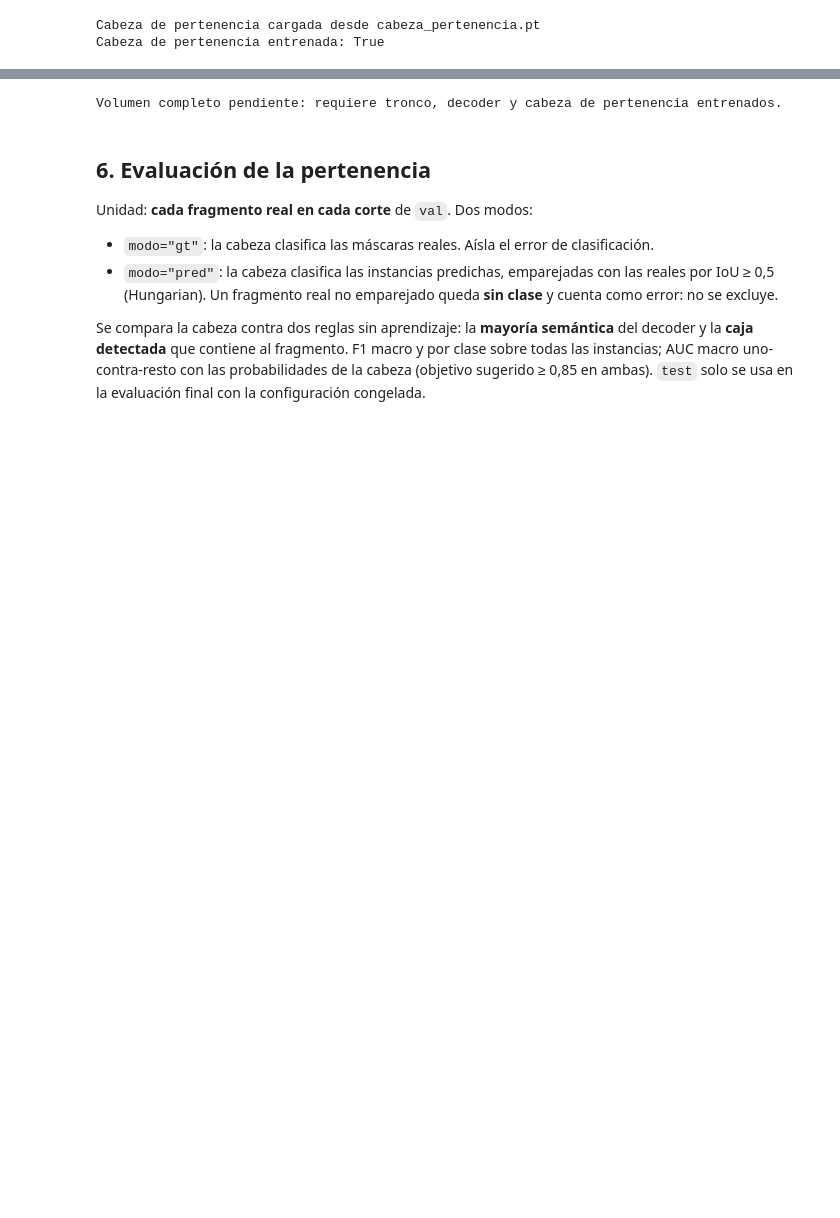
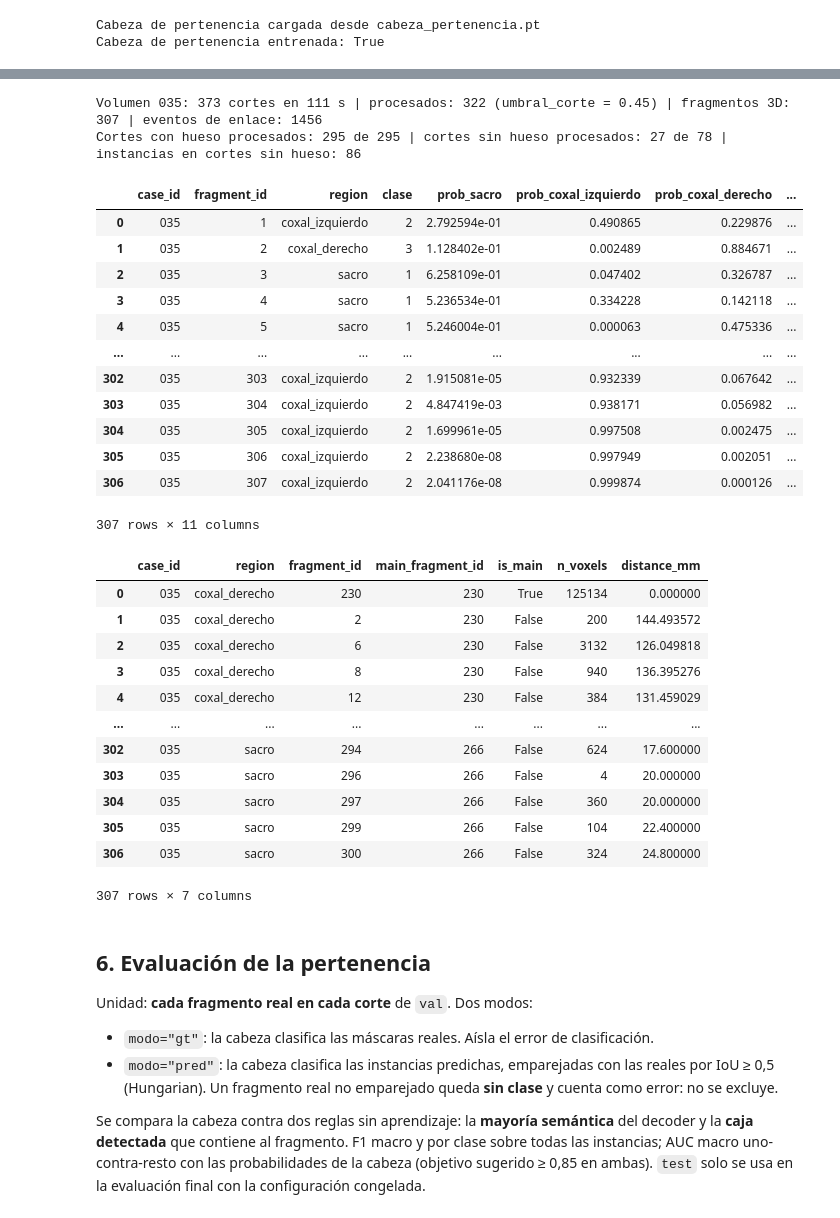
Before and after one commit to anniecorrea/proyecto_analitica_corte2, a Jupyter notebook: notebooks/nms_pertenencia_pipeline.ipynb, the cells around one changed output, grey strips where cells are left out. Cells and saved outputs as stored; diff of their text form; code cells hidden in the pictures; blank space fills up the shorter version.

```diff
--- a/notebooks/nms_pertenencia_pipeline.ipynb
+++ b/notebooks/nms_pertenencia_pipeline.ipynb
@@ -383,29 +512,65 @@ Pipeline por corte pendiente: falta el decoder entrenado (ver sección 2).
 # %%
 # Volumen completo de un caso de val -> pertenencia 3D -> distancias (Daniela). En CPU tarda algunos minutos.
 CORRER_VOLUMEN = PESOS_ENTRENADOS and DECODER_OK and CABEZA_ENTRENADA
 CASO_VOLUMEN = sorted({t["case_id"] for t in targets_nms})[0]
 
 if CORRER_VOLUMEN:
     from src.distancias_fragmentos import measure_fragment_separations
     fila = df[df["case_id"] == CASO_VOLUMEN].iloc[0]
     img_itk = sitk.ReadImage(str(resolve_repo_path(fila["image_path"])))
     t0 = time.time()
     resultado_volumen = inferir_volumen(componentes, sitk.GetArrayFromImage(img_itk).astype(np.float32),
-                                        img_itk.GetSpacing(), batch_size=8, device=DEVICE, case_id=CASO_VOLUMEN)
-    print(f"Volumen {CASO_VOLUMEN}: {len(resultado_volumen['cortes'])} cortes en {time.time() - t0:.0f} s | "
+                                        img_itk.GetSpacing(), cfg={"umbral_corte": UMBRAL_CORTE},
+                                        batch_size=8, device=DEVICE, case_id=CASO_VOLUMEN)
+    cortes_vol = resultado_volumen["cortes"]
+    print(f"Volumen {CASO_VOLUMEN}: {len(cortes_vol)} cortes en {time.time() - t0:.0f} s | "
+          f"procesados: {int(cortes_vol['procesado'].sum())} (umbral_corte = {UMBRAL_CORTE}) | "
           f"fragmentos 3D: {len(resultado_volumen['fragmentos'])} | eventos de enlace: {len(resultado_volumen['eventos'])}")
+    lab_vol = sitk.GetArrayFromImage(sitk.ReadImage(str(resolve_repo_path(fila["label_path"]))))
+    con_hueso = lab_vol.reshape(lab_vol.shape[0], -1).any(axis=1)
+    print(f"Cortes con hueso procesados: {int(cortes_vol['procesado'][con_hueso].sum())} de {int(con_hueso.sum())} | "
+          f"cortes sin hueso procesados: {int(cortes_vol['procesado'][~con_hueso].sum())} de {int((~con_hueso).sum())} | "
+          f"instancias en cortes sin hueso: {int(cortes_vol['n_instancias'][~con_hueso].sum())}")
+    del lab_vol
     distancias_pred = measure_fragment_separations(
         resultado_volumen["instance_volume"], resultado_volumen["spacing_xyz"],
         case_id=CASO_VOLUMEN, region_by_id=resultado_volumen["region_by_id"])
     resultado_volumen["fragmentos"].to_csv(FABIAN_METRICAS_DIR / f"pertenencia_3d_caso_{CASO_VOLUMEN}.csv", index=False)
     resultado_volumen["cortes"].to_csv(FABIAN_METRICAS_DIR / f"cortes_caso_{CASO_VOLUMEN}.csv", index=False)
     distancias_pred.to_csv(FABIAN_METRICAS_DIR / f"distancias_predichas_caso_{CASO_VOLUMEN}.csv", index=False)
     display(resultado_volumen["fragmentos"])
     display(distancias_pred)
 else:
     print("Volumen completo pendiente: requiere tronco, decoder y cabeza de pertenencia entrenados.")
 # %% [output]
-Volumen completo pendiente: requiere tronco, decoder y cabeza de pertenencia entrenados.
+Volumen 035: 373 cortes en 111 s | procesados: 322 (umbral_corte = 0.45) | fragmentos 3D: 307 | eventos de enlace: 1456
+Cortes con hueso procesados: 295 de 295 | cortes sin hueso procesados: 27 de 78 | instancias en cortes sin hueso: 86
+|  | case_id | fragment_id | region | clase | prob_sacro | prob_coxal_izquierdo | prob_coxal_derecho | ... |
+| 0 | 035 | 1 | coxal_izquierdo | 2 | 2.792594e-01 | 0.490865 | 0.229876 | ... |
+| 1 | 035 | 2 | coxal_derecho | 3 | 1.128402e-01 | 0.002489 | 0.884671 | ... |
+| 2 | 035 | 3 | sacro | 1 | 6.258109e-01 | 0.047402 | 0.326787 | ... |
+| 3 | 035 | 4 | sacro | 1 | 5.236534e-01 | 0.334228 | 0.142118 | ... |
+| 4 | 035 | 5 | sacro | 1 | 5.246004e-01 | 0.000063 | 0.475336 | ... |
+| ... | ... | ... | ... | ... | ... | ... | ... | ... |
+| 302 | 035 | 303 | coxal_izquierdo | 2 | 1.915081e-05 | 0.932339 | 0.067642 | ... |
+| 303 | 035 | 304 | coxal_izquierdo | 2 | 4.847419e-03 | 0.938171 | 0.056982 | ... |
+| 304 | 035 | 305 | coxal_izquierdo | 2 | 1.699961e-05 | 0.997508 | 0.002475 | ... |
+| 305 | 035 | 306 | coxal_izquierdo | 2 | 2.238680e-08 | 0.997949 | 0.002051 | ... |
+| 306 | 035 | 307 | coxal_izquierdo | 2 | 2.041176e-08 | 0.999874 | 0.000126 | ... |
+307 rows × 11 columns
+|  | case_id | region | fragment_id | main_fragment_id | is_main | n_voxels | distance_mm |
+| 0 | 035 | coxal_derecho | 230 | 230 | True | 125134 | 0.000000 |
+| 1 | 035 | coxal_derecho | 2 | 230 | False | 200 | 144.493572 |
+| 2 | 035 | coxal_derecho | 6 | 230 | False | 3132 | 126.049818 |
+| 3 | 035 | coxal_derecho | 8 | 230 | False | 940 | 136.395276 |
+| 4 | 035 | coxal_derecho | 12 | 230 | False | 384 | 131.459029 |
+| ... | ... | ... | ... | ... | ... | ... | ... |
+| 302 | 035 | sacro | 294 | 266 | False | 624 | 17.600000 |
+| 303 | 035 | sacro | 296 | 266 | False | 4 | 20.000000 |
+| 304 | 035 | sacro | 297 | 266 | False | 360 | 20.000000 |
+| 305 | 035 | sacro | 299 | 266 | False | 104 | 22.400000 |
+| 306 | 035 | sacro | 300 | 266 | False | 324 | 24.800000 |
+307 rows × 7 columns
 # %% [markdown]
 ## 6. Evaluación de la pertenencia
 
```
Also changed, not shown: parts of 12 cells of this notebook, 17 other files.
